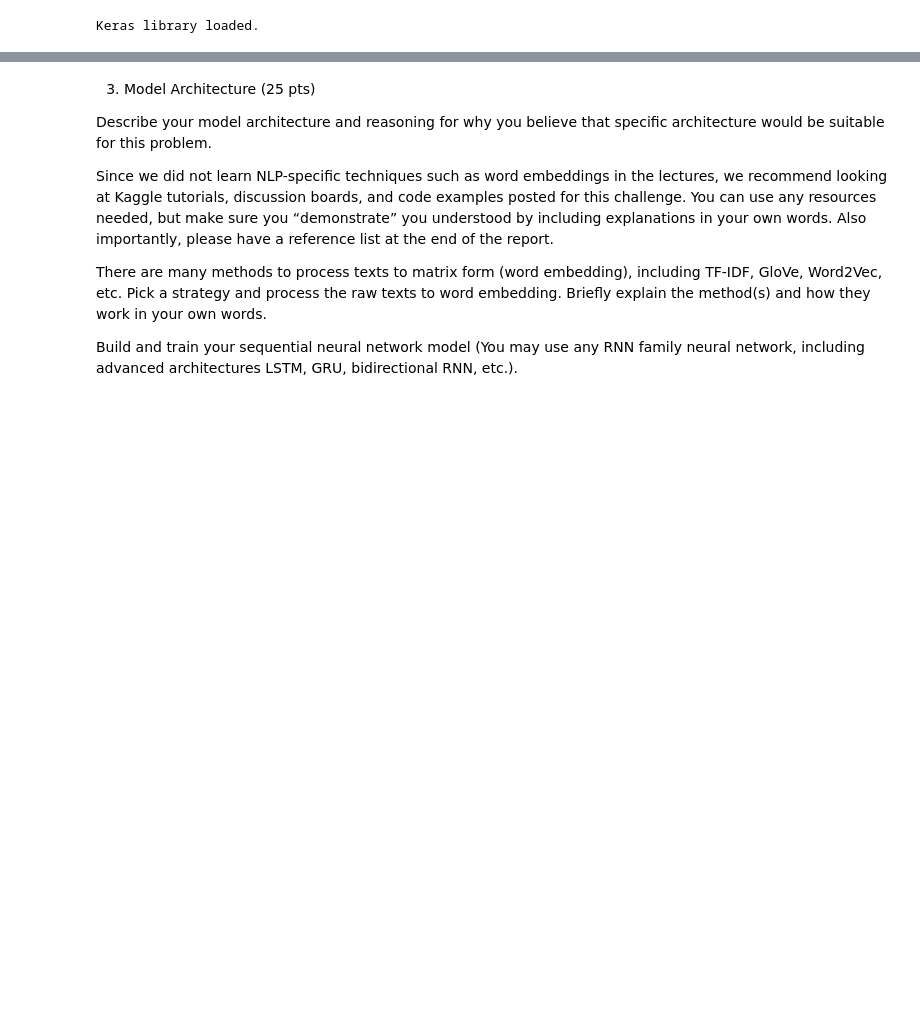
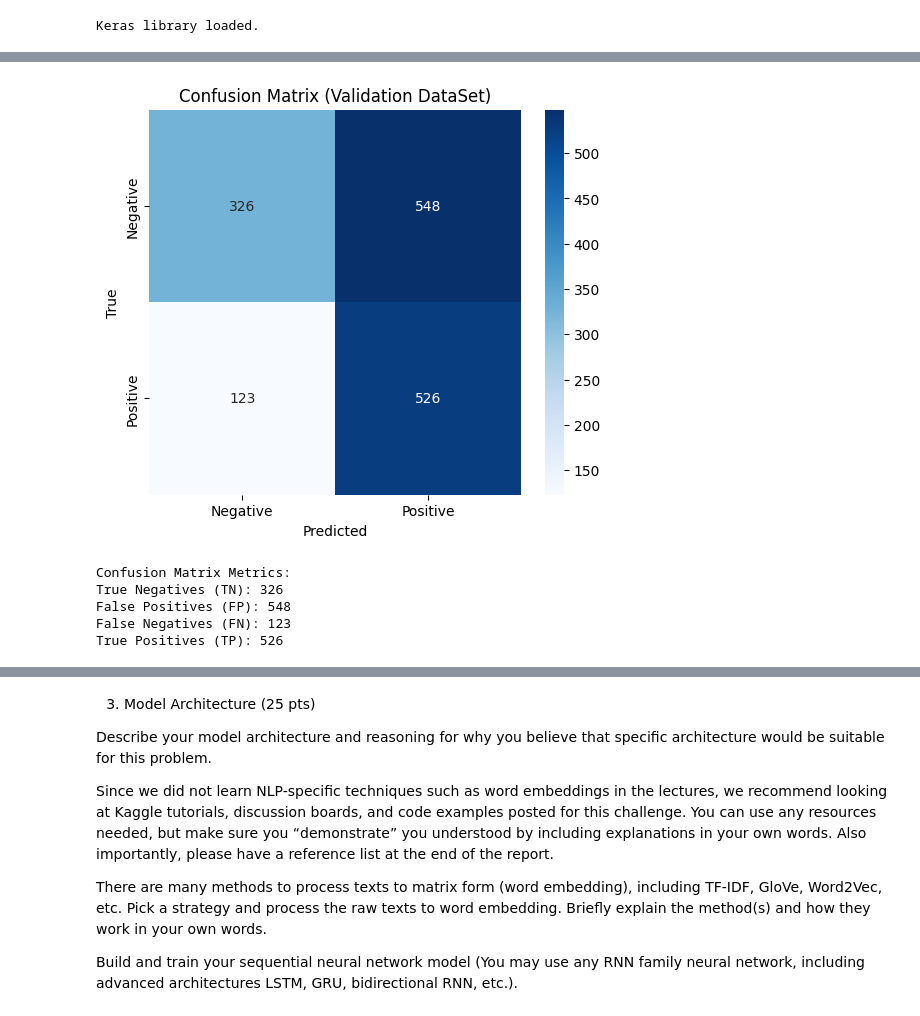
Before and after one commit to alme9155/csca-5642-week4, a Jupyter notebook: Diaster-Tweets-NLP-Classification.ipynb, the cells around one changed output, grey strips where cells are left out. Cells and saved outputs as stored; diff of their text form; code cells hidden in the pictures; blank space fills up the shorter version.

```diff
--- a/Diaster-Tweets-NLP-Classification.ipynb
+++ b/Diaster-Tweets-NLP-Classification.ipynb
@@ -401,0 +629,31 @@ E0000 00:00:1752968995.693509      36 cuda_blas.cc:1418] Unable to register cuBL
+# %%
+import matplotlib.pyplot as plt
+import seaborn as sns
+import numpy as np
+from sklearn.metrics import confusion_matrix
+
+# display confusion matrix
+y_pred_eval = eval_results['y_pred']
+cm = confusion_matrix(y_val, y_pred_eval)
+plt.figure(figsize=(6, 5))
+sns.heatmap(cm, annot=True, fmt='d', cmap='Blues',
+            xticklabels=['Negative', 'Positive'],
+            yticklabels=['Negative', 'Positive'])
+
+plt.title('Confusion Matrix (Validation DataSet)')
+plt.xlabel('Predicted')
+plt.ylabel('True')
+plt.show()
+
+print("\nConfusion Matrix Metrics:")
+print(f"True Negatives (TN): {cm[0,0]}")
+print(f"False Positives (FP): {cm[0,1]}")
+print(f"False Negatives (FN): {cm[1,0]}")
+print(f"True Positives (TP): {cm[1,1]}")
+# %% [output]
+[figure, added]
+Confusion Matrix Metrics:
+True Negatives (TN): 326
+False Positives (FP): 548
+False Negatives (FN): 123
+True Positives (TP): 526
```
Also changed, not shown: parts of 21 cells of this notebook.
